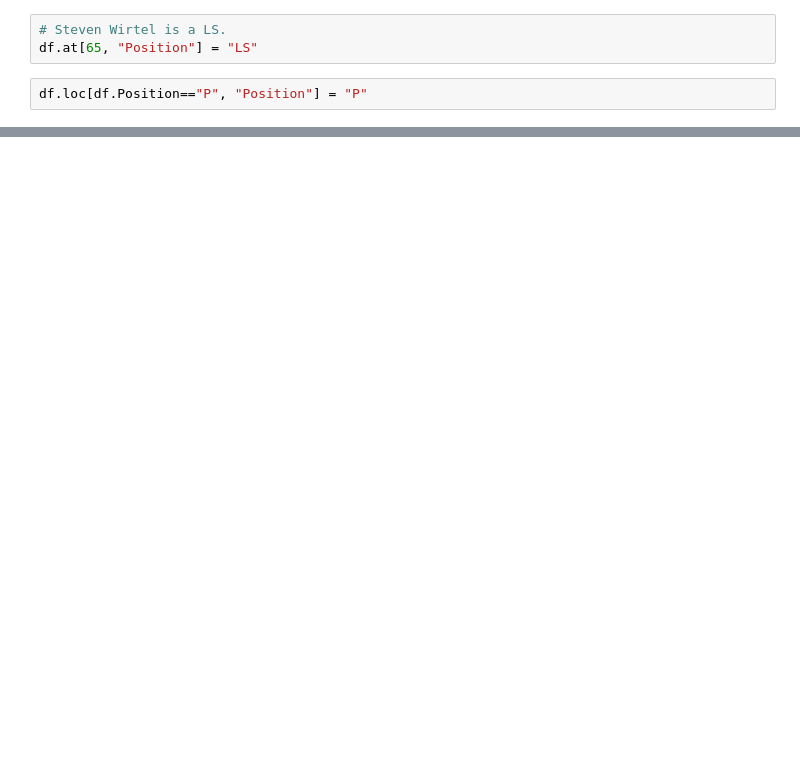
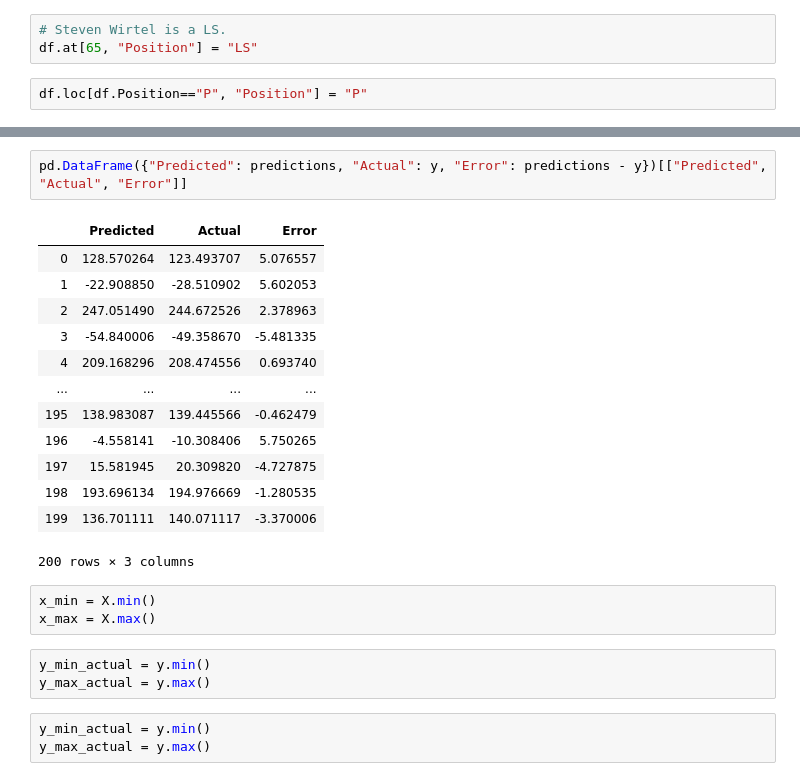
Before and after one commit to hbarteejr/Project_Three_2020RHHB, a Jupyter notebook: Final_Project_3.ipynb, the cells around one changed output, grey strips where cells are left out. Drawn from its saved outputs; the diff is of its cells as text; blank space fills up the shorter version.

```diff
--- a/Final_Project_3.ipynb
+++ b/Final_Project_3.ipynb
@@ -167,0 +159,25 @@ pd.DataFrame({"Prediction": predictions, "Actual": y_test})
+# %%
+pd.DataFrame({"Predicted": predictions, "Actual": y, "Error": predictions - y})[["Predicted", "Actual", "Error"]]
+# %% [output]
+|  | Predicted | Actual | Error |
+| 0 | 128.570264 | 123.493707 | 5.076557 |
+| 1 | -22.908850 | -28.510902 | 5.602053 |
+| 2 | 247.051490 | 244.672526 | 2.378963 |
+| 3 | -54.840006 | -49.358670 | -5.481335 |
+| 4 | 209.168296 | 208.474556 | 0.693740 |
+| ... | ... | ... | ... |
+| 195 | 138.983087 | 139.445566 | -0.462479 |
+| 196 | -4.558141 | -10.308406 | 5.750265 |
+| 197 | 15.581945 | 20.309820 | -4.727875 |
+| 198 | 193.696134 | 194.976669 | -1.280535 |
+| 199 | 136.701111 | 140.071117 | -3.370006 |
+200 rows × 3 columns
+# %%
+x_min = X.min()
+x_max = X.max()
+# %%
+y_min_actual = y.min()
+y_max_actual = y.max()
+# %%
+y_min_actual = y.min()
+y_max_actual = y.max()
```
Also changed, not shown: parts of 25 cells of this notebook.
